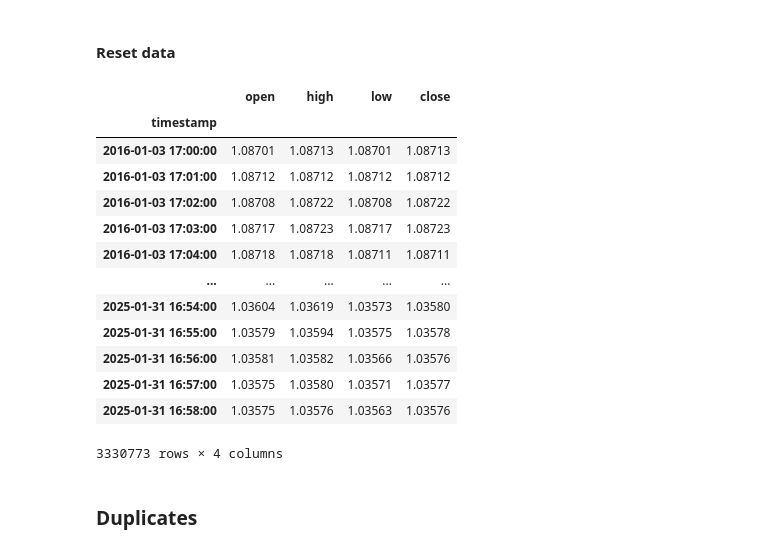
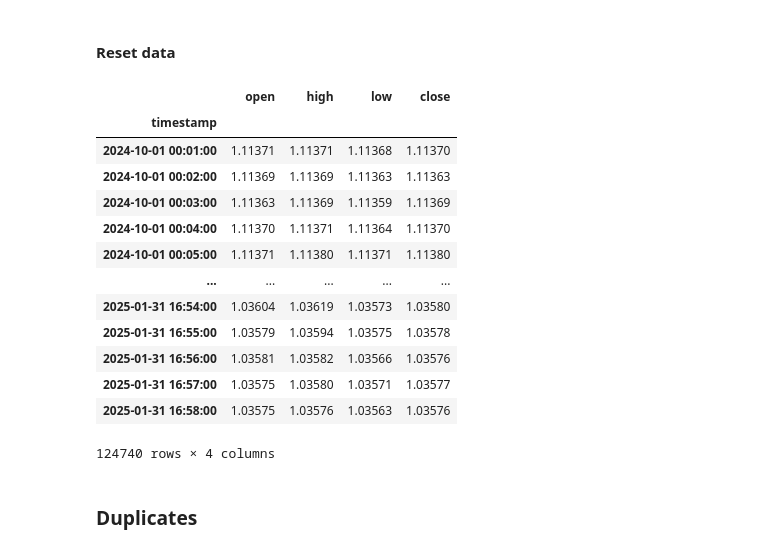
Before and after one commit to polakro1/VI-projekt, a Jupyter notebook: Untitled-1.ipynb, the cells around one changed output. Cells and saved outputs as stored; diff of their text form; code cells hidden in the pictures.

```diff
--- a/Untitled-1.ipynb
+++ b/Untitled-1.ipynb
@@ -39,23 +50,23 @@ DatetimeIndex(['2016-01-03 17:00:00', '2016-01-03 17:01:00',
 # %% [markdown]
 #### Reset data
 # %%
-df = data
+df = data[data.index > "2024-10-01"]
 df.sort_index()
 # %% [output]
 |  | open | high | low | close |
 | timestamp |  |  |  |  |
-| 2016-01-03 17:00:00 | 1.08701 | 1.08713 | 1.08701 | 1.08713 |
-| 2016-01-03 17:01:00 | 1.08712 | 1.08712 | 1.08712 | 1.08712 |
-| 2016-01-03 17:02:00 | 1.08708 | 1.08722 | 1.08708 | 1.08722 |
-| 2016-01-03 17:03:00 | 1.08717 | 1.08723 | 1.08717 | 1.08723 |
-| 2016-01-03 17:04:00 | 1.08718 | 1.08718 | 1.08711 | 1.08711 |
+| 2024-10-01 00:01:00 | 1.11371 | 1.11371 | 1.11368 | 1.11370 |
+| 2024-10-01 00:02:00 | 1.11369 | 1.11369 | 1.11363 | 1.11363 |
+| 2024-10-01 00:03:00 | 1.11363 | 1.11369 | 1.11359 | 1.11369 |
+| 2024-10-01 00:04:00 | 1.11370 | 1.11371 | 1.11364 | 1.11370 |
+| 2024-10-01 00:05:00 | 1.11371 | 1.11380 | 1.11371 | 1.11380 |
 | ... | ... | ... | ... | ... |
 | 2025-01-31 16:54:00 | 1.03604 | 1.03619 | 1.03573 | 1.03580 |
 | 2025-01-31 16:55:00 | 1.03579 | 1.03594 | 1.03575 | 1.03578 |
 | 2025-01-31 16:56:00 | 1.03581 | 1.03582 | 1.03566 | 1.03576 |
 | 2025-01-31 16:57:00 | 1.03575 | 1.03580 | 1.03571 | 1.03577 |
 | 2025-01-31 16:58:00 | 1.03575 | 1.03576 | 1.03563 | 1.03576 |
-3330773 rows × 4 columns
+124740 rows × 4 columns
 # %% [markdown]
 ### Duplicates
 # %% [markdown]
```
Also changed, not shown: parts of 32 cells of this notebook.
